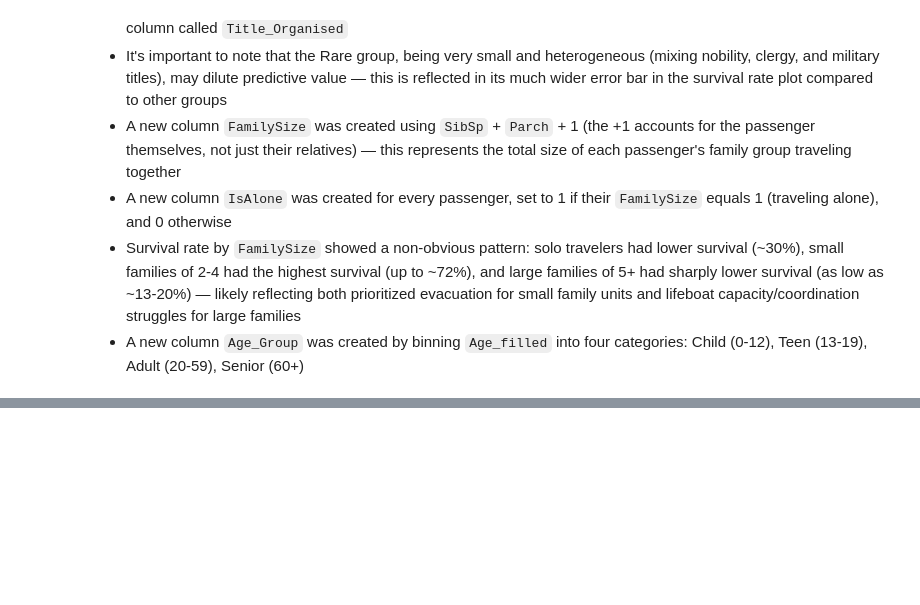
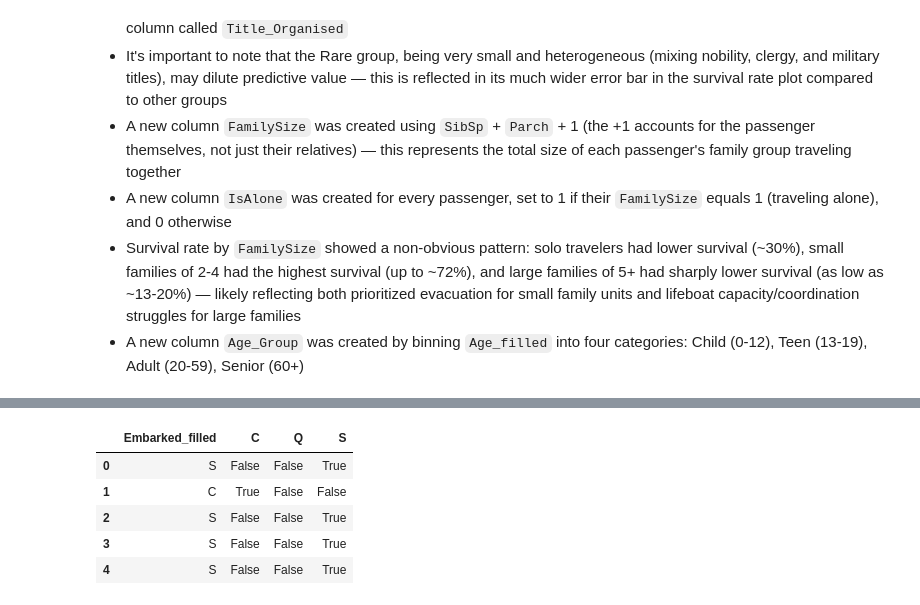
Before and after one commit to dimkon02/Titanic-ML-project, a Jupyter notebook: notebooks/01_exploration.ipynb, the cells around one changed output, grey strips where cells are left out. Cells and saved outputs as stored; diff of their text form; code cells hidden in the pictures; blank space fills up the shorter version.

```diff
--- a/notebooks/exploration.ipynb
+++ b/notebooks/01_exploration.ipynb
@@ -410,0 +451,9 @@ plt.show()
+# %%
+df[['Embarked_filled', 'C', 'Q', 'S']].head()
+# %% [output]
+|  | Embarked_filled | C | Q | S |
+| 0 | S | False | False | True |
+| 1 | C | True | False | False |
+| 2 | S | False | False | True |
+| 3 | S | False | False | True |
+| 4 | S | False | False | True |
```
Also changed, not shown: parts of 32 cells of this notebook, 1 other file.
